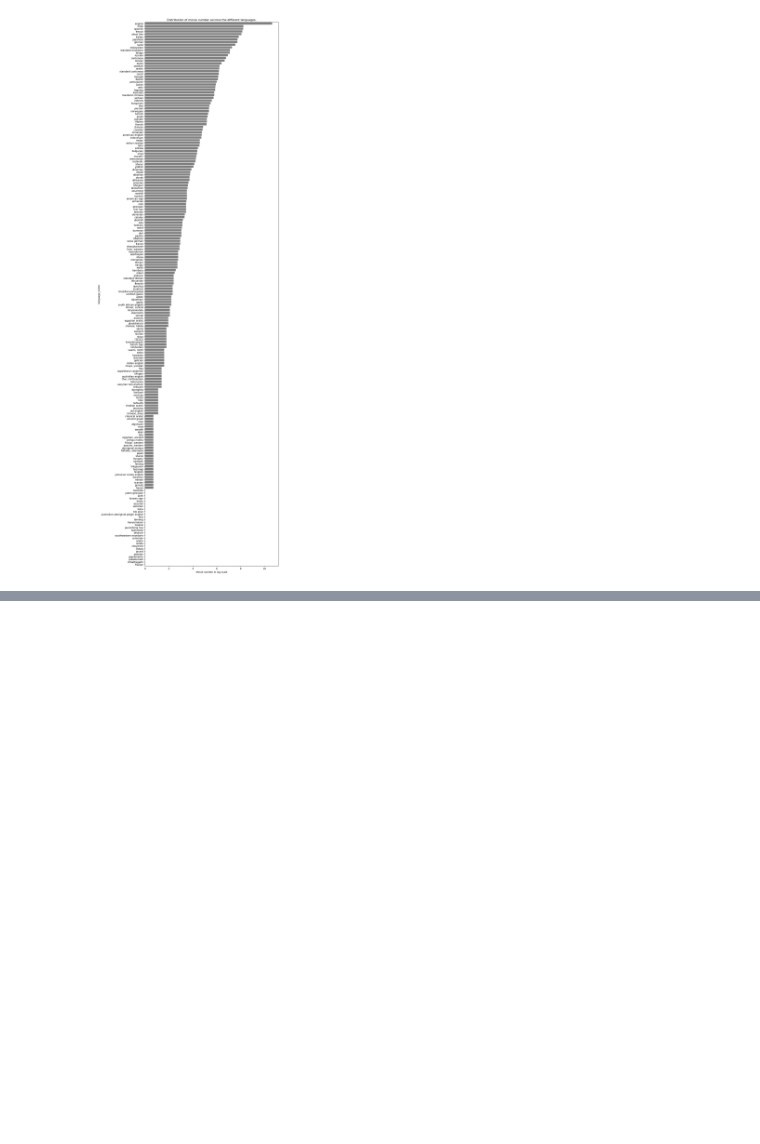
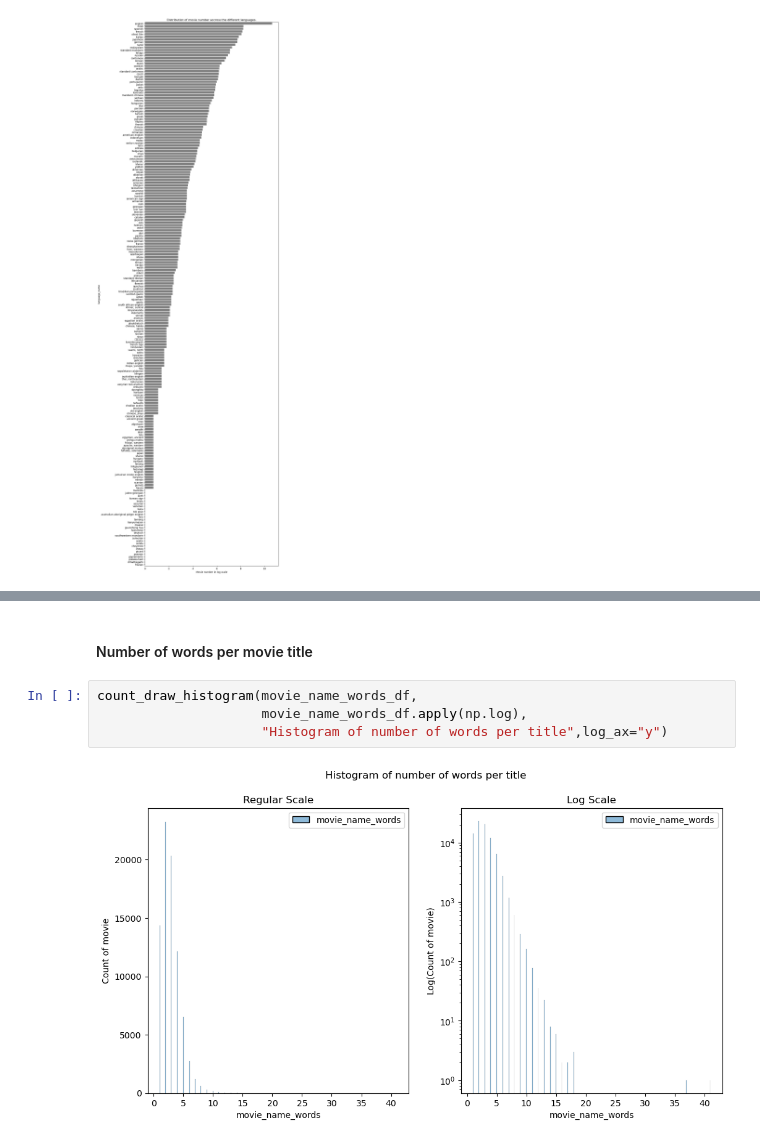
Before and after one commit to epfl-ada/ada-2022-project-zozoz, a Jupyter notebook: src/eda/data_inspection.ipynb, the cells around one changed output, grey strips where cells are left out. Drawn from its saved outputs; the diff is of its cells as text; blank space fills up the shorter version.

```diff
--- a/src/eda/data_inspection.ipynb
+++ b/src/eda/data_inspection.ipynb
@@ -664,0 +708,8 @@ The 10 movies with the highest revenue are:
+# %% [markdown]
+#### Number of words per movie title
+# %%
+count_draw_histogram(movie_name_words_df,
+                     movie_name_words_df.apply(np.log),
+                     "Histogram of number of words per title",log_ax="y")
+# %% [output]
+[figure, added]
```
Also changed, not shown: parts of 63 cells of this notebook.
